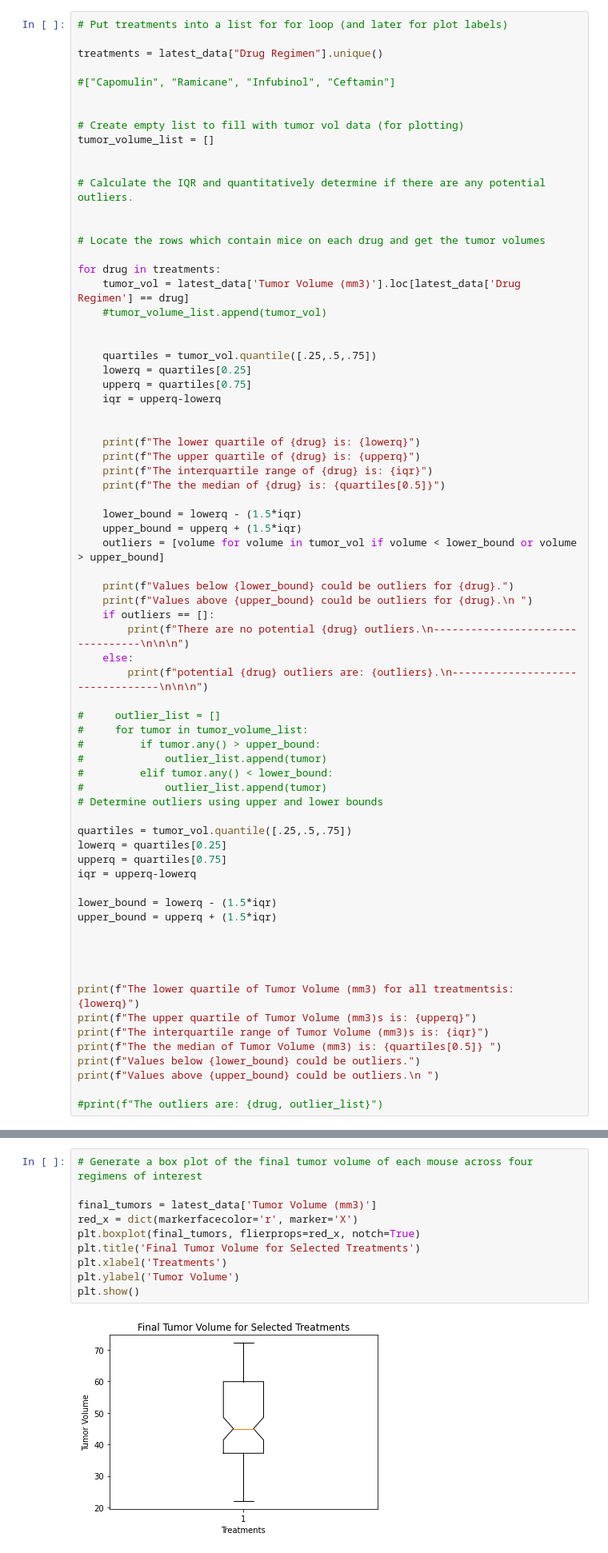
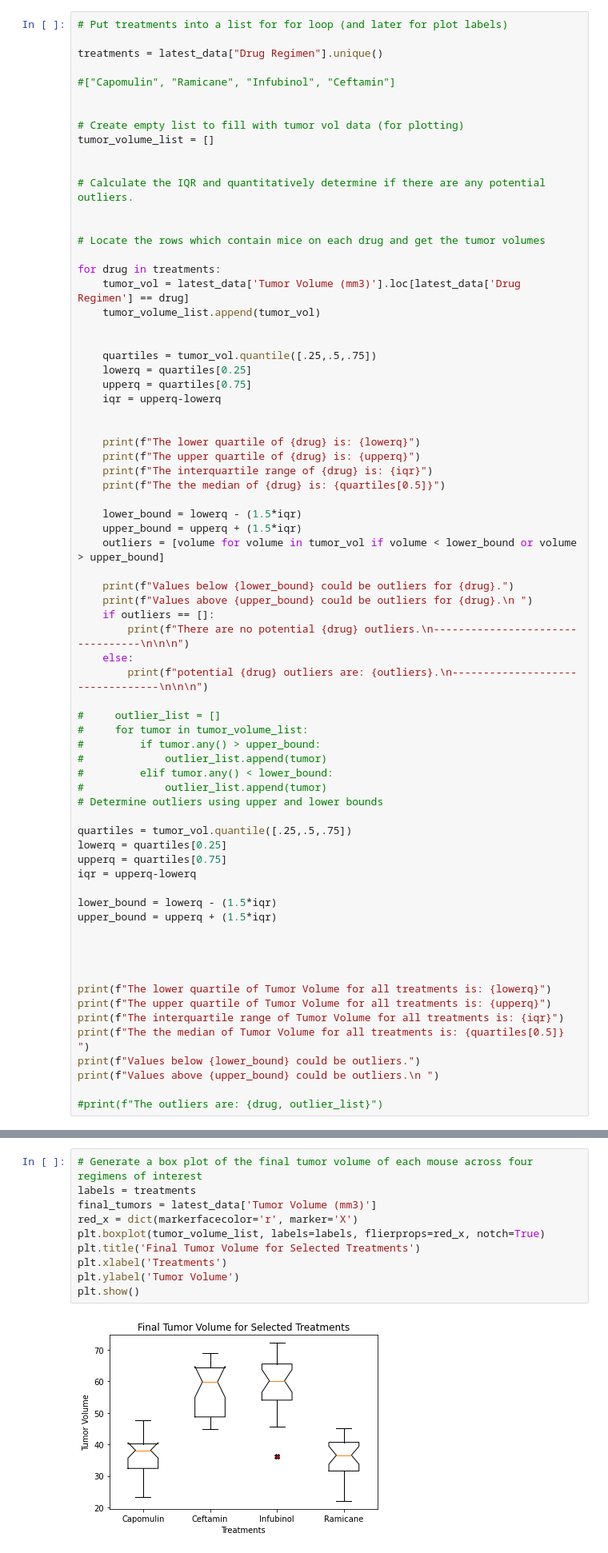
Before and after one commit to Shayoconnell7/pymaceuticals_challenge, a Jupyter notebook: pymaceuticals_challenge.ipynb, the cells around one changed output, grey strips where cells are left out. Shown: that part at 80% size. Drawn from its saved outputs; the diff is of its cells as text.

Commit message:
fixed box and whisker plot

```diff
--- a/pymaceuticals_challenge.ipynb
+++ b/pymaceuticals_challenge.ipynb
@@ -280,7 +280,7 @@ tumor_volume_list = []
 
 for drug in treatments:
     tumor_vol = latest_data['Tumor Volume (mm3)'].loc[latest_data['Drug Regimen'] == drug]
-    #tumor_volume_list.append(tumor_vol)
+    tumor_volume_list.append(tumor_vol)
 
 
     quartiles = tumor_vol.quantile([.25,.5,.75])
@@ -324,10 +324,10 @@ upper_bound = upperq + (1.5*iqr)
 
 
 
-print(f"The lower quartile of Tumor Volume (mm3) for all treatmentsis: {lowerq}")
-print(f"The upper quartile of Tumor Volume (mm3)s is: {upperq}")
-print(f"The interquartile range of Tumor Volume (mm3)s is: {iqr}")
-print(f"The the median of Tumor Volume (mm3) is: {quartiles[0.5]} ")
+print(f"The lower quartile of Tumor Volume for all treatments is: {lowerq}")
+print(f"The upper quartile of Tumor Volume for all treatments is: {upperq}")
+print(f"The interquartile range of Tumor Volume for all treatments is: {iqr}")
+print(f"The the median of Tumor Volume for all treatments is: {quartiles[0.5]} ")
 print(f"Values below {lower_bound} could be outliers.")
 print(f"Values above {upper_bound} could be outliers.\n ")
 
@@ -352,16 +352,16 @@ Values below 17.912664470000003 could be outliers.
 Values above 54.30681135 could be outliers.
 # %%
 # Generate a box plot of the final tumor volume of each mouse across four regimens of interest
-
+labels = treatments
 final_tumors = latest_data['Tumor Volume (mm3)']
 red_x = dict(markerfacecolor='r', marker='X')
-plt.boxplot(final_tumors, flierprops=red_x, notch=True)
+plt.boxplot(tumor_volume_list, labels=labels, flierprops=red_x, notch=True)
 plt.title('Final Tumor Volume for Selected Treatments')
 plt.xlabel('Treatments')
 plt.ylabel('Tumor Volume')
 plt.show()
 # %% [output]
-[figure, old version]
+[figure, new version]
 # %% [markdown]
 ## Line and Scatter Plots
 # %%
```
Also changed, not shown: parts of 1 cell of this notebook.
